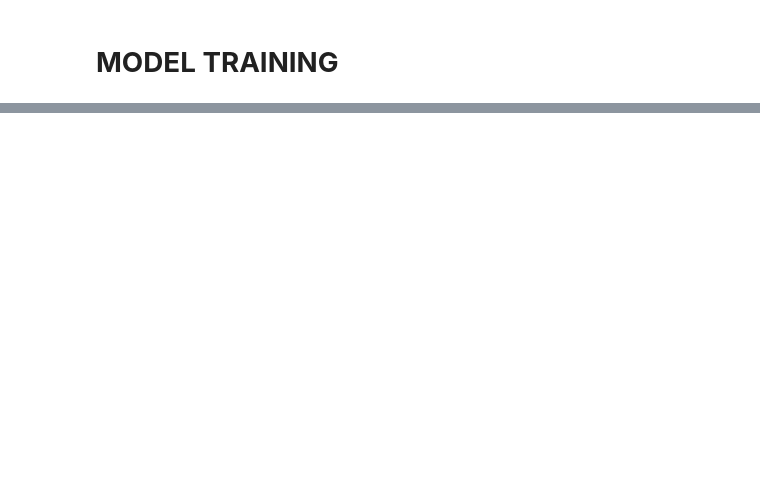
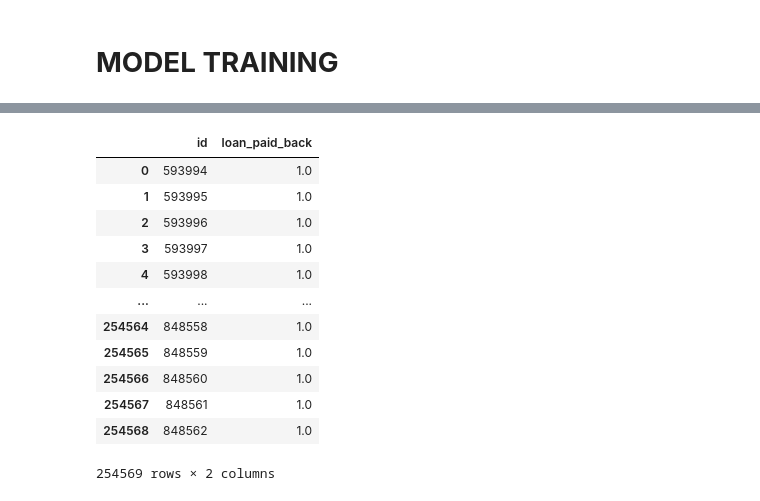
Before and after one commit to dalloliogm/kaggle_competitions, a Jupyter notebook: playgrounds5e11-public-baseline-v1.ipynb, the cells around one changed output, grey strips where cells are left out. Drawn from its saved outputs; the diff is of its cells as text; code cells hidden in the pictures; blank space fills up the shorter version.

```diff
--- a/playgrounds5e11-public-baseline-v1.ipynb
+++ b/playgrounds5e11-public-baseline-v1.ipynb
@@ -146,12 +193,26 @@ plt.show()
 # %%
 
 # TEST DATA PREDICTION
-y_test = predictor.predict(merge_test)
+y_test = predictor.predict(test)
 
 submission = pd.read_csv(
         f"/kaggle/input/playground-series-s5e11/sample_submission.csv")
 
 submission["loan_paid_back"] = y_test
 
 submission.to_csv("submission.csv")
 submission
+# %% [output]
+|  | id | loan_paid_back |
+| 0 | 593994 | 1.0 |
+| 1 | 593995 | 1.0 |
+| 2 | 593996 | 1.0 |
+| 3 | 593997 | 1.0 |
+| 4 | 593998 | 1.0 |
+| ... | ... | ... |
+| 254564 | 848558 | 1.0 |
+| 254565 | 848559 | 1.0 |
+| 254566 | 848560 | 1.0 |
+| 254567 | 848561 | 1.0 |
+| 254568 | 848562 | 1.0 |
+254569 rows × 2 columns
```
Also changed, not shown: parts of 16 cells of this notebook.
